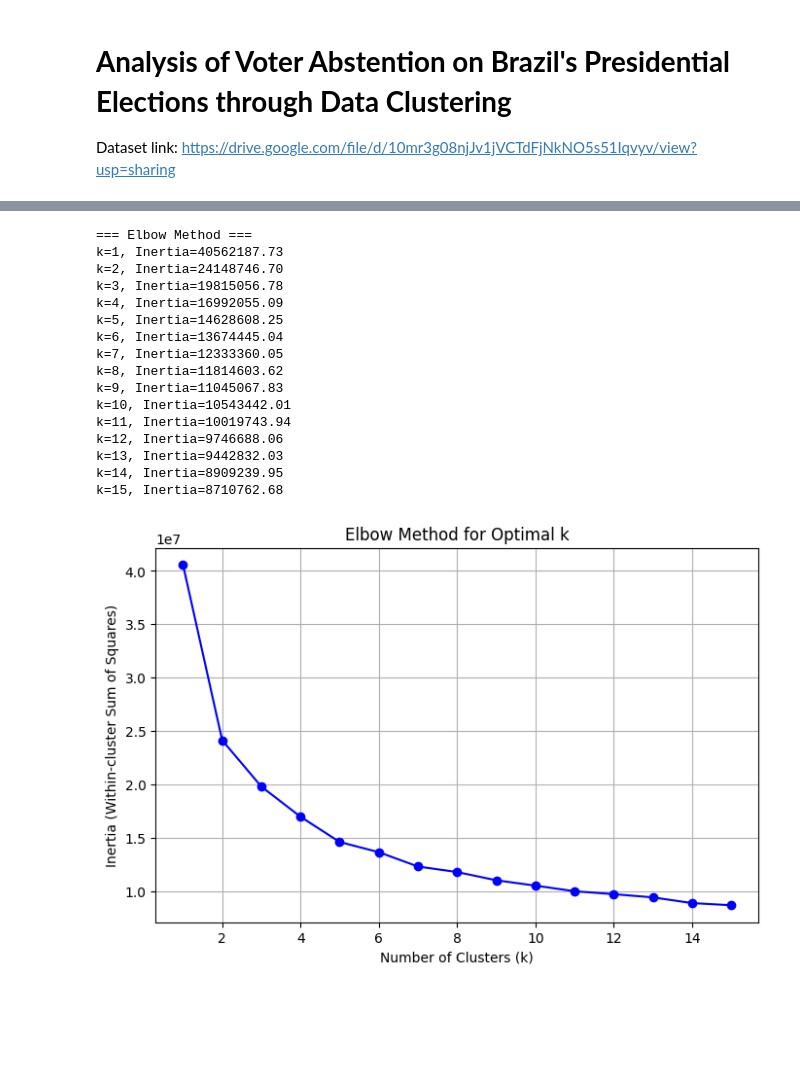
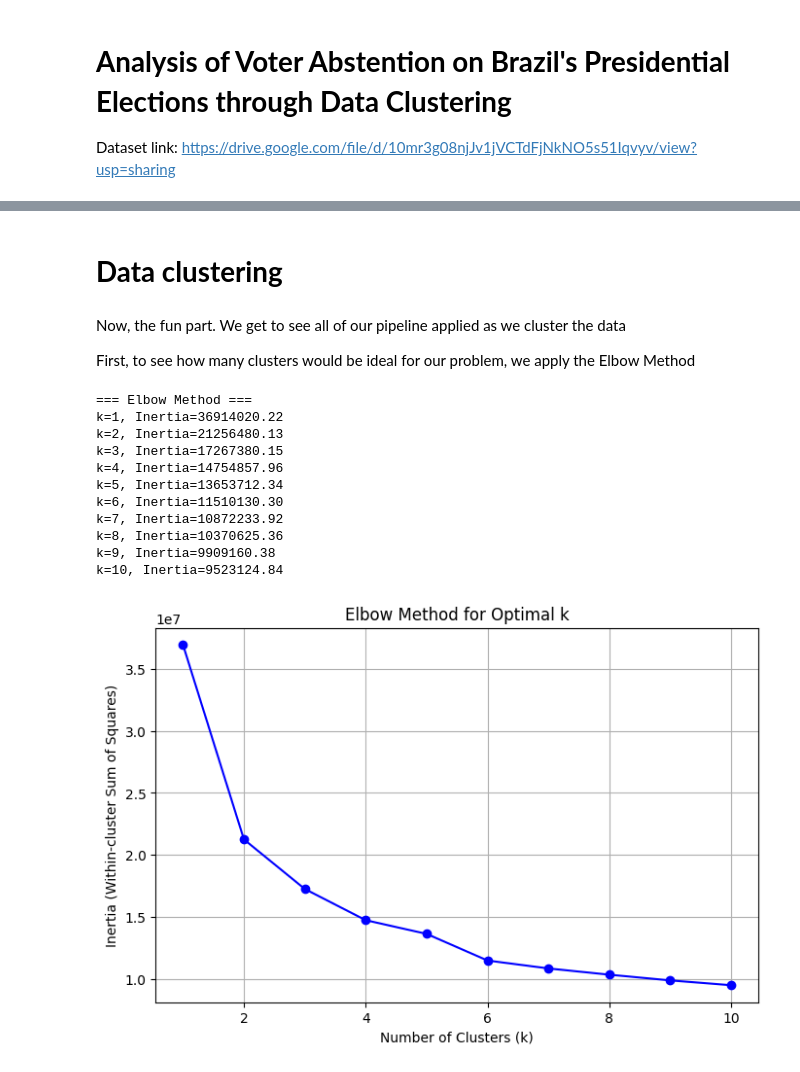
Before and after one commit to heitornolla/Analysis-of-Voter-Abstention-through-Clustering, a Jupyter notebook: jupyter-notebook/notebook.ipynb, the cells around one changed output, grey strips where cells are left out. Cells and saved outputs as stored; diff of their text form; code cells hidden in the pictures; blank space fills up the shorter version.

```diff
--- a/jupyter-notebook/notebook.ipynb
+++ b/jupyter-notebook/notebook.ipynb
@@ -51,0 +370,2 @@ df.head(5)
+# %%
+df = df.drop(columns = ['Situação do eleitor', 'País'])
@@ -52,9 +393,6 @@ df.head(5)
 # %%
 # Treating binary/ternary variables
 df['Nome social'] = df['Nome social'].map({'S': 1, 'N': 0})
-df['Intérprete de libras'] = df['Intérprete de libras'].map({'SIM': 1, 'NAO': 0, 'NAO INFORMADO': -1})
-df['Quilombola'] = df['Quilombola'].map({'SIM': 1, 'NAO': 0, 'NAO INFORMADO': -1})
 df['Obrigatoriedade do voto'] = df['Obrigatoriedade do voto'].map({
     'Obrigatorio': 1, 'Facultativo': 0
 })
-df['Situação do eleitor'] = df['Situação do eleitor'].map({'Apto': 1, 'Inapto': 0})
@@ -93,8 +426,8 @@ instrucao_order = ['NAO INFORMADO',
 
 ord_encoder = OrdinalEncoder(categories=[faixa_etaria_order, instrucao_order])
 # %%
-# These columns have multiple values which must me treated, so I chose to use
+# These columns have multiple values which must me treated, we must apply
 # one-hot encoding
-onehot_cols = ['Estado civil', 'Região', 'Gênero']
+onehot_cols = ['Estado civil', 'Região', 'Gênero', 'UF']
 
 onehot_encoder = OneHotEncoder(handle_unknown='ignore', sparse_output=False)
@@ -106,50 +437,49 @@ numeric_cols = ['Ano de eleição', 'Quantidade de justificativas']
 preprocessor = ColumnTransformer(transformers=[
     ('ord', ord_encoder, ordinal_cols),
     ('onehot', onehot_encoder, onehot_cols),
-    ('num', StandardScaler(), numeric_cols)
 ], remainder='passthrough')
+# %% [markdown]
+# **Data clustering**
+# %% [markdown]
+Now, the fun part. We get to see all of our pipeline applied as we cluster the data
+
+First, to see how many clusters would be ideal for our problem, we apply the Elbow Method
 # %%
 from sklearn.cluster import KMeans
 from sklearn.metrics import silhouette_score
 import matplotlib.pyplot as plt
 
-# Preprocess your data once
 X_processed = preprocessor.fit_transform(df)
 
 # Elbow Method setup
 inertias = []
-k_values = range(1, 16)  # k from 1 to 15
+k_values = range(1, 11)
 
 print("=== Elbow Method ===")
 for k in k_values:
     kmeans = KMeans(n_clusters=k, random_state=42, n_init='auto')
     kmeans.fit(X_processed)
     inertias.append(kmeans.inertia_)
     print(f"k={k}, Inertia={kmeans.inertia_:.2f}")
 
 # Plot the Elbow Curve
 plt.figure(figsize=(8, 5))
 plt.plot(k_values, inertias, 'bo-')
 plt.xlabel('Number of Clusters (k)')
 plt.ylabel('Inertia (Within-cluster Sum of Squares)')
 plt.title('Elbow Method for Optimal k')
 plt.grid(True)
 plt.show()
 # %% [output]
 === Elbow Method ===
-k=1, Inertia=40562187.73
-k=2, Inertia=24148746.70
-k=3, Inertia=19815056.78
-k=4, Inertia=16992055.09
-k=5, Inertia=14628608.25
-k=6, Inertia=13674445.04
-k=7, Inertia=12333360.05
-k=8, Inertia=11814603.62
-k=9, Inertia=11045067.83
-k=10, Inertia=10543442.01
-k=11, Inertia=10019743.94
-k=12, Inertia=9746688.06
-k=13, Inertia=9442832.03
-k=14, Inertia=8909239.95
-k=15, Inertia=8710762.68
+k=1, Inertia=36914020.22
+k=2, Inertia=21256480.13
+k=3, Inertia=17267380.15
+k=4, Inertia=14754857.96
+k=5, Inertia=13653712.34
+k=6, Inertia=11510130.30
+k=7, Inertia=10872233.92
+k=8, Inertia=10370625.36
+k=9, Inertia=9909160.38
+k=10, Inertia=9523124.84
-[figure, old version]
+[figure, new version]
```
Also changed, not shown: parts of 104 cells of this notebook.
